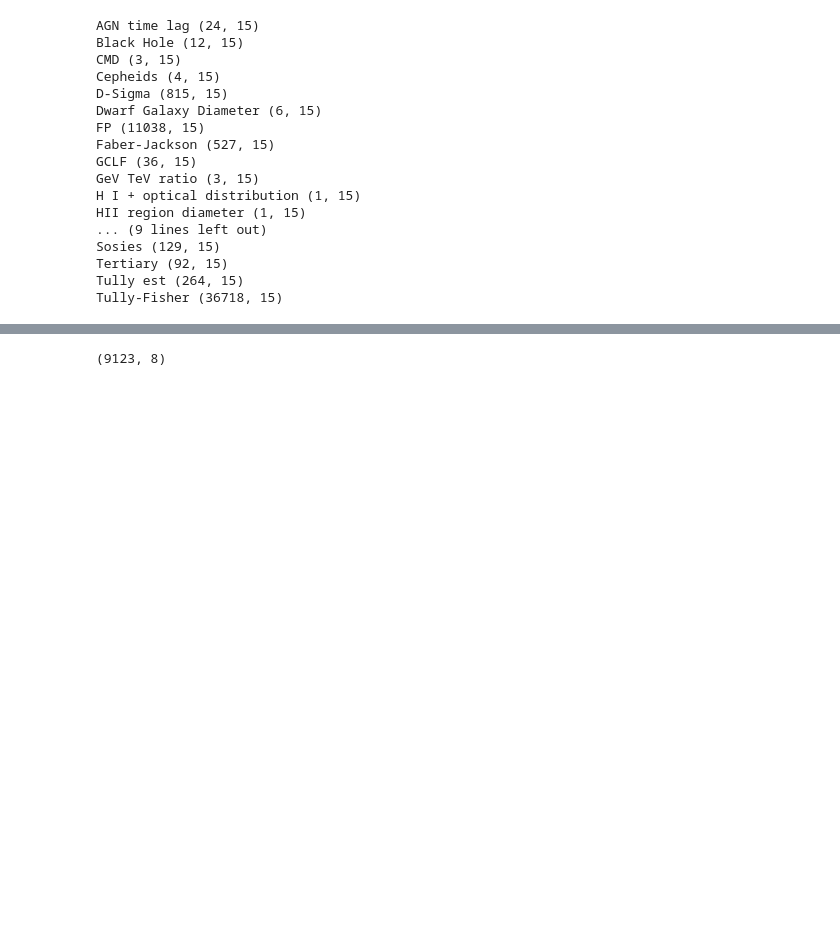
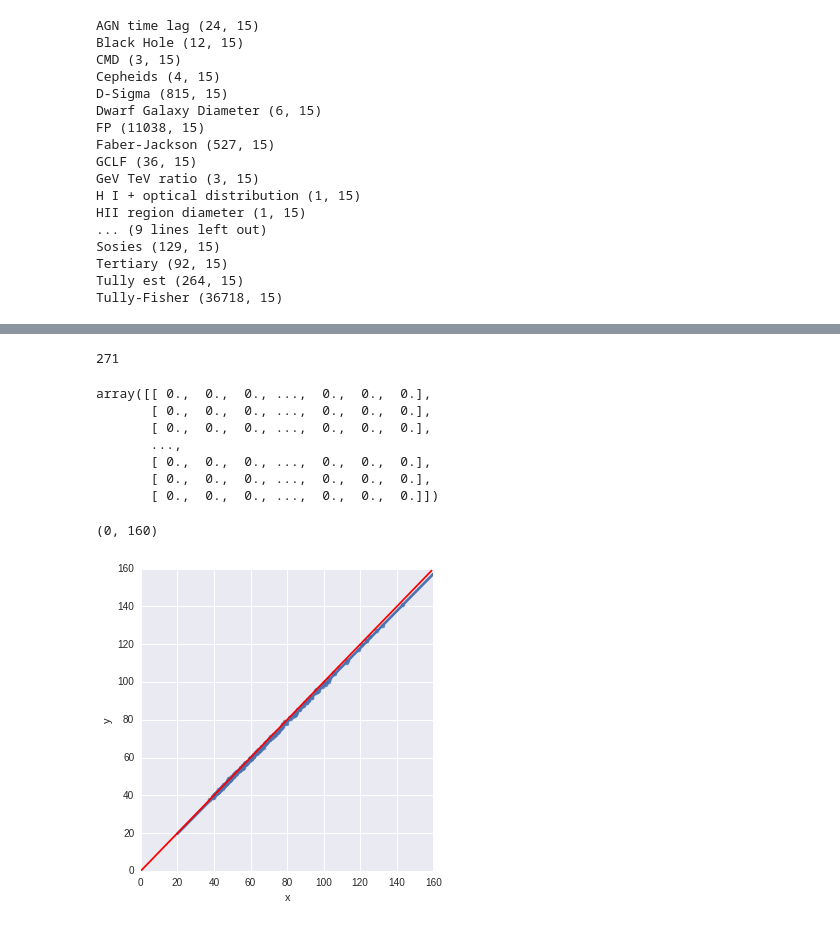
Before and after one commit to saint-germain/anisotropias, a Jupyter notebook: bootstrap sampling.ipynb, the cells around one changed output, grey strips where cells are left out. Cells and saved outputs as stored; diff of their text form; code cells hidden in the pictures; blank space fills up the shorter version.

```diff
--- a/bootstrap sampling.ipynb
+++ b/bootstrap sampling.ipynb
@@ -47,2 +56,5 @@ array(['2MASX J00024069+0846251', '2MASX J00041398-5113247',
+# %%
+# reported distance error from error propagation of the reported distance modulus error for each measurement
+disterr=0.461*df1['D (Mpc)']*df1.err
 # %%
 %%time
@@ -79,4 +103,31 @@ Wall time: 219 ms
+# %%
+(errlist[:,1]!=0).sum()
+# %% [output]
+271
 # %%
-errlist.shape
+errlist
 # %% [output]
-(9123, 8)
+array([[ 0.,  0.,  0., ...,  0.,  0.,  0.],
+       [ 0.,  0.,  0., ...,  0.,  0.,  0.],
+       [ 0.,  0.,  0., ...,  0.,  0.,  0.],
+       ...,
+       [ 0.,  0.,  0., ...,  0.,  0.,  0.],
+       [ 0.,  0.,  0., ...,  0.,  0.,  0.],
+       [ 0.,  0.,  0., ...,  0.,  0.,  0.]])
+# %%
+# mean vs. mean reported distance
+x=errlist[(errlist[:,0]!=0)][:,6]
+y=errlist[(errlist[:,0]!=0)][:,4]
+df5=pd.DataFrame({'x' : x, 'y': y})
+sns.lmplot(x="x", y="y", data=df5)
+#aaa=200
+#plt.plot(range(aaa),range(aaa),c='r')
+#plt.xlabel(r"$D_E$")
+#plt.ylabel(r"$D (50\%)$")
+aaa=160
+plt.plot(range(aaa),range(aaa),c='r')
+plt.xlim(0,aaa)
+plt.ylim(0,aaa)
+# %% [output]
+(0, 160)
+[figure, added]
```
Also changed, not shown: parts of 33 cells of this notebook.
